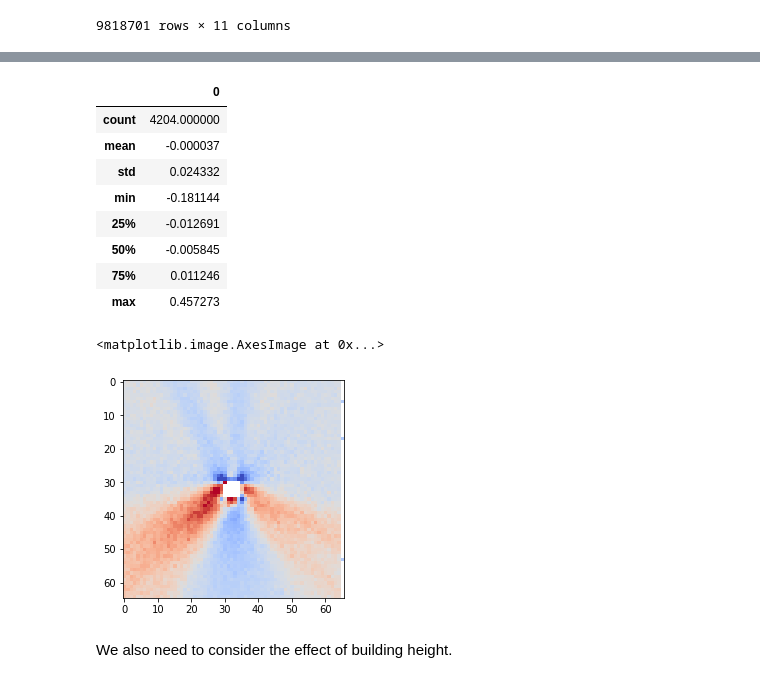
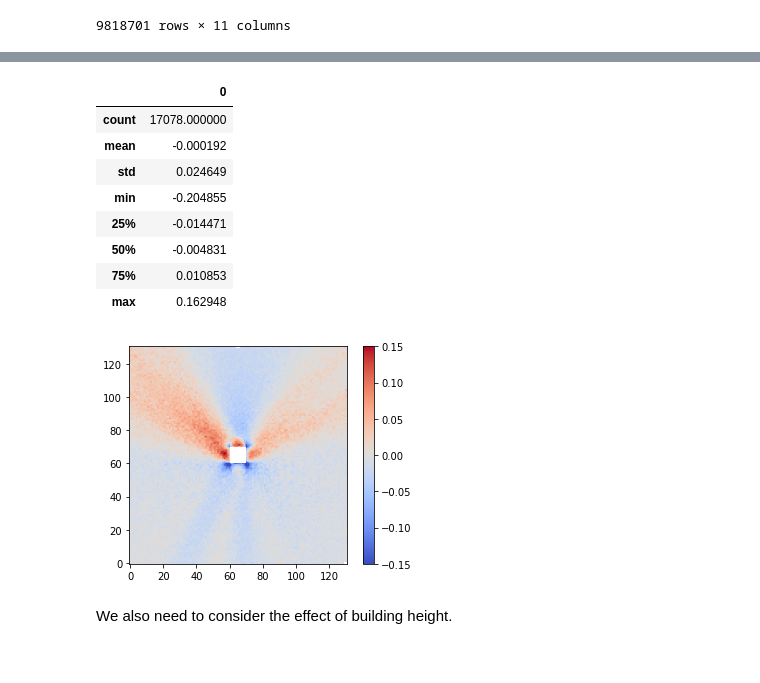
Before and after one commit to Indicative-Data-Science/samplesize, a Jupyter notebook: src/collection.ipynb, the cells around one changed output, grey strips where cells are left out. Drawn from its saved outputs; the diff is of its cells as text; code cells hidden in the pictures.

Commit message:
collection notebook

```diff
--- a/src/collection.ipynb
+++ b/src/collection.ipynb
@@ -26,7 +26,7 @@ metrics.int_metric(obs.z,10,4)
 # %% [markdown]
 10 million obs give 500k that intersect, and 116k with an I_4 metric
 # %%
-bounds=[np.floor(obs.x.min()),np.floor(obs.y.min()),np.ceil(obs.x.max()),np.ceil(obs.y.max())]
+bounds=[np.floor(obs.x.min()),np.floor(obs.y.min()),np.ceil(obs.x.max()-1e-3),np.ceil(obs.y.max())]
 # %%
 bounds
 # %% [output]
@@ -184,2 +213,2 @@ plt.hist(m2.fittedvalues)
 # %%
-intersection_fitted_plot=collection.create_image(obs.x,obs.y,m2.fittedvalues,0.5,bounds,mean=True)
+intersection_residuals_plot=collection.create_image(obs.x.round(0),obs.y.round(0),obs.i-m2.fittedvalues,1,bounds,mean=True)
@@ -203,21 +215,20 @@ plt.imshow(np.log(intersection_fitted_plot))
-# %%
-intersection_residuals_plot=collection.create_image(obs.x,obs.y,1-obs.z.isna()-m2.fittedvalues,0.5,bounds,mean=True)
 # %%
 pd.DataFrame(intersection_residuals_plot.flatten()).describe()
 # %% [output]
 |  | 0 |
-| count | 4204.000000 |
-| mean | -0.000037 |
-| std | 0.024332 |
-| min | -0.181144 |
-| 25% | -0.012691 |
-| 50% | -0.005845 |
-| 75% | 0.011246 |
-| max | 0.457273 |
+| count | 17078.000000 |
+| mean | -0.000192 |
+| std | 0.024649 |
+| min | -0.204855 |
+| 25% | -0.014471 |
+| 50% | -0.004831 |
+| 75% | 0.010853 |
+| max | 0.162948 |
 # %%
-plt.imshow(intersection_residuals_plot,cmap='coolwarm',vmin=-0.1,vmax=0.1)
+a=plt.imshow(intersection_residuals_plot,cmap='coolwarm',vmin=-0.15,vmax=0.15,origin='lower')
+plt.colorbar(a)
+plt.savefig('../figures/distance_residuals.png')
 # %% [output]
-<matplotlib.image.AxesImage at 0x...>
-[figure, old version]
+[figure, new version]
 # %% [markdown]
 We also need to consider the effect of building height.
```
Also changed, not shown: parts of 31 cells of this notebook.
